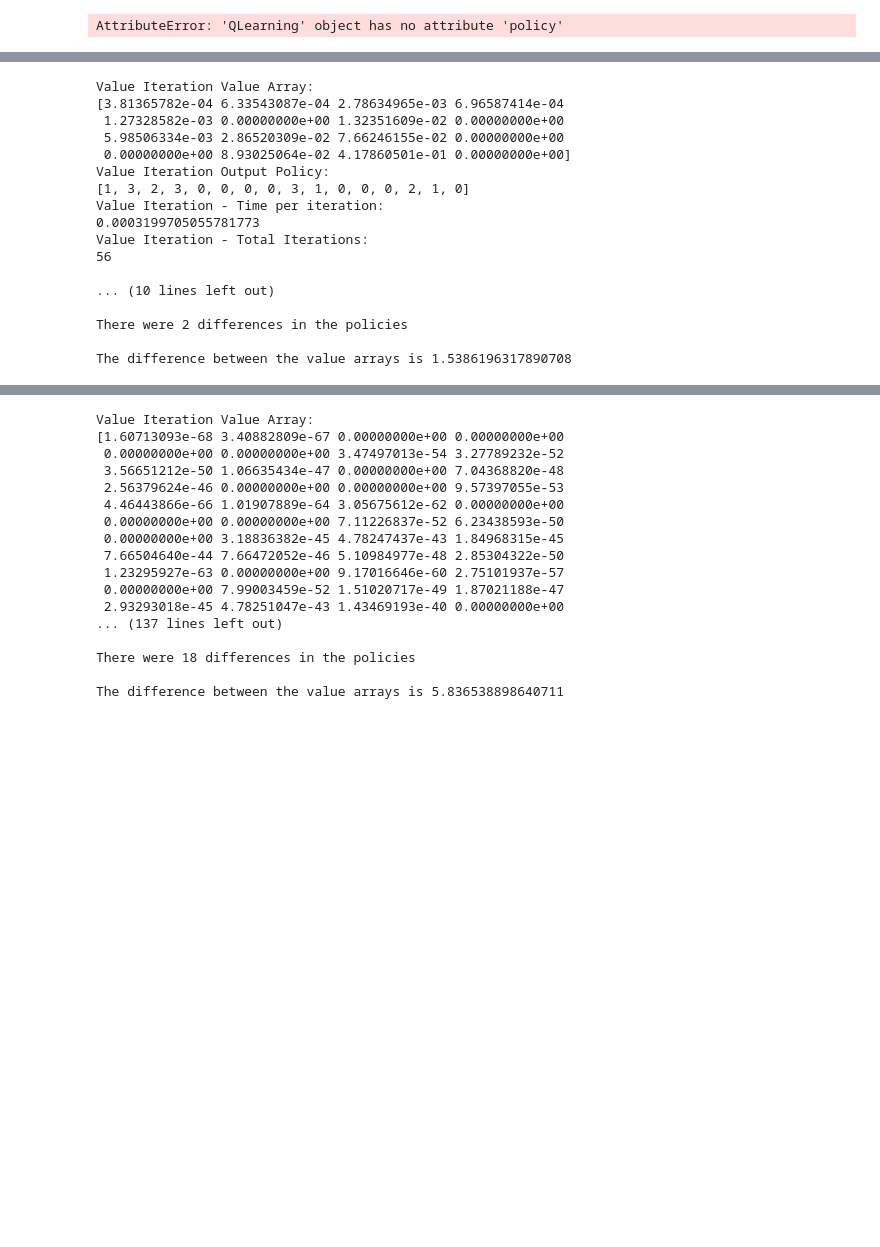
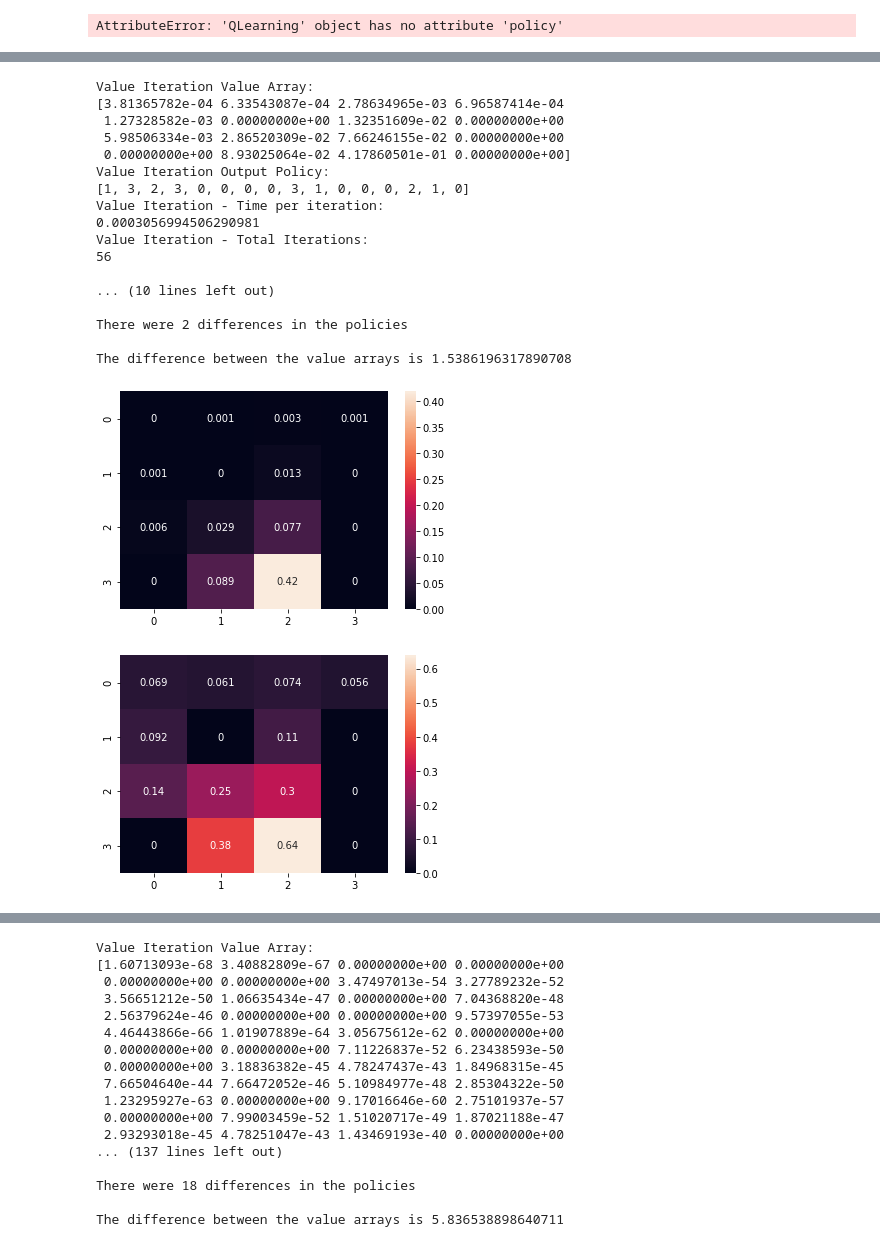
Before and after one commit to JonahCWilson/mla4, a Jupyter notebook: Assignment4.ipynb, the cells around one changed output, grey strips where cells are left out. Drawn from its saved outputs; the diff is of its cells as text; code cells hidden in the pictures; blank space fills up the shorter version.

```diff
--- a/Assignment4.ipynb
+++ b/Assignment4.ipynb
@@ -320,34 +347,47 @@ gamma = .5
 env = gym.make('FrozenLake-v0', map_name="4x4")
 vi_start = time.time()
 value, vi_iters = value_iteration(env, lmbda=gamma)
 vi_total = time.time() - vi_start
 vi_policy = get_policy(env, value, gamma)
 pi_start = time.time()
 pi_policy, vfunc, pi_iters = policy_iteration(env, 10000, gamma)
 pi_total = time.time() - pi_start
 
 prettify_output(0, np.array(value), vi_policy, vi_iters, vi_total)
 prettify_output(1, np.array(vfunc), pi_policy, pi_iters, pi_total)
 compare_policies(vi_policy, pi_policy)
 compare_values(value, vfunc)
+
+#Graphing
+sideLen = int(np.sqrt(env.nS))
+
+value = np.round(np.reshape(value, (sideLen, sideLen)), 3)
+vfunc = np.round(np.reshape(vfunc, (sideLen, sideLen)), 3)
+
+sns.heatmap(value, annot=True)
+plt.show()
+sns.heatmap(vfunc, annot=True)
+plt.show()
 # %% [output]
 Value Iteration Value Array:
 [3.81365782e-04 6.33543087e-04 2.78634965e-03 6.96587414e-04
  1.27328582e-03 0.00000000e+00 1.32351609e-02 0.00000000e+00
  5.98506334e-03 2.86520309e-02 7.66246155e-02 0.00000000e+00
  0.00000000e+00 8.93025064e-02 4.17860501e-01 0.00000000e+00]
 Value Iteration Output Policy:
 [1, 3, 2, 3, 0, 0, 0, 0, 3, 1, 0, 0, 0, 2, 1, 0]
 Value Iteration - Time per iteration:
-0.0003199705055781773
+0.0003056994506290981
 Value Iteration - Total Iterations:
 56
 
 ... (10 lines left out)
 
 There were 2 differences in the policies
 
 The difference between the value arrays is 1.5386196317890708
+[figure, added]
+[figure, added]
 # %%
 # Experiment 3:
 # 4x4 Grid
```
Also changed, not shown: parts of 11 cells of this notebook.
